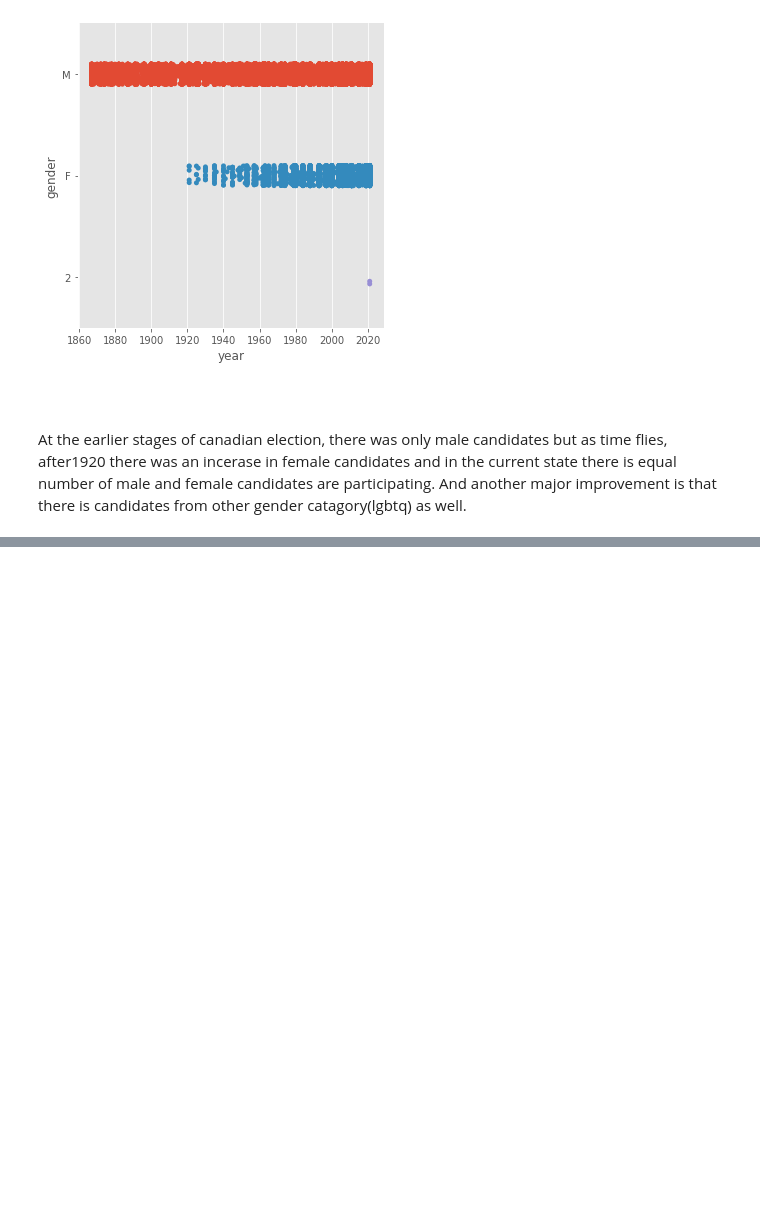
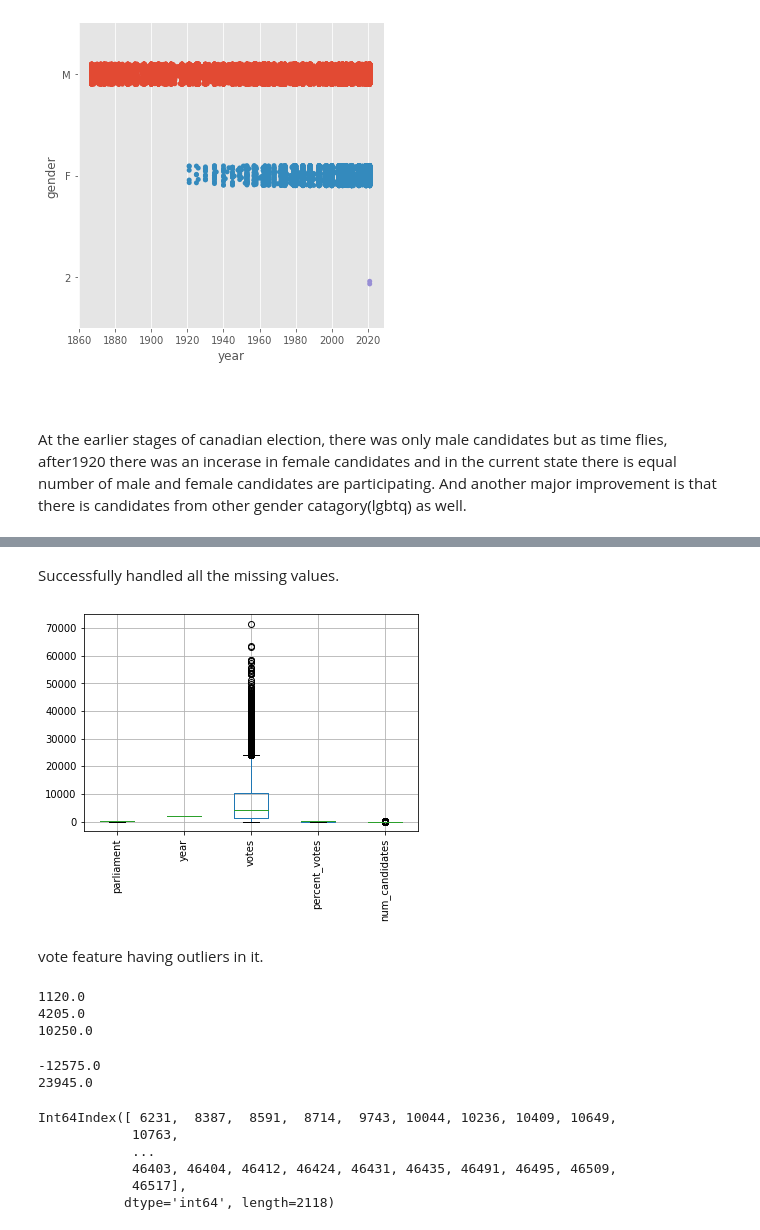
Before and after one commit to DeviAkhil/Canadian_EDA, a Jupyter notebook: Canadian_federal_election_Analysis.ipynb, the cells around one changed output, grey strips where cells are left out. Drawn from its saved outputs; the diff is of its cells as text; code cells hidden in the pictures; blank space fills up the shorter version.

```diff
--- a/Canadian_federal_election_Analysis.ipynb
+++ b/Canadian_federal_election_Analysis.ipynb
@@ -321,0 +358,2 @@ At the earlier stages of canadian election, there was only male candidates but a
+# %%
+data = data.drop(['country_birth','lgbtq2_out','riding_id','birth_year' ],axis=1)
@@ -321,0 +364,11 @@ At the earlier stages of canadian election, there was only male candidates but a
+# %%
+# filling the missing values in votes,percent votes with mean
+for x in ['votes','percent_votes']:
+    data[x] = data[x].fillna(data[x].mean())
+
+
+# filling the missing values in catagorical colimns with mode
+cols = ['incumbent','acclaimed','gender','occupation','lawyer','censuscategory']
+for i in cols:
+
+    data[i] = data[i].fillna(data[i].mode()[0])
@@ -321,0 +395,51 @@ At the earlier stages of canadian election, there was only male candidates but a
+# %% [markdown]
+Successfully handled all the missing values.
+# %%
+# Checking and handling outliers in the dataset
+
+
+data1 = data.drop(['id'],axis=1)
+freqgraph = data1.select_dtypes(include=['float64','int64'])
+freqgraph.boxplot(figsize=(10,15))
+plt.xticks(rotation=90)
+plt.show()
+# %% [output]
+[figure, added]
+# %% [markdown]
+vote feature having outliers in it.
+# %%
+Q1=np.percentile(data['votes'],25,interpolation='midpoint')
+Q2=np.percentile(data['votes'],50,interpolation='midpoint')
+Q3=np.percentile(data['votes'],75,interpolation='midpoint')
+
+
+print(Q1)
+print(Q2)
+print(Q3)
+# %% [output]
+1120.0
+4205.0
+10250.0
+# %%
+IQR=Q3-Q1
+low_limit=Q1-1.5*IQR
+up_limit=Q3+1.5*IQR
+print(low_limit)
+print(up_limit)
+# %% [output]
+-12575.0
+23945.0
+# %%
+outlier=[]
+for x in data['votes']:
+    if((x> up_limit) or (x<low_limit)):
+        outlier.append(x)
+ind=data['votes']>up_limit
+data.loc[ind].index
+# %% [output]
+Int64Index([ 6231,  8387,  8591,  8714,  9743, 10044, 10236, 10409, 10649,
+            10763,
+            ...
+            46403, 46404, 46412, 46424, 46431, 46435, 46491, 46495, 46509,
+            46517],
+           dtype='int64', length=2118)
```
Also changed, not shown: parts of 53 cells of this notebook.
